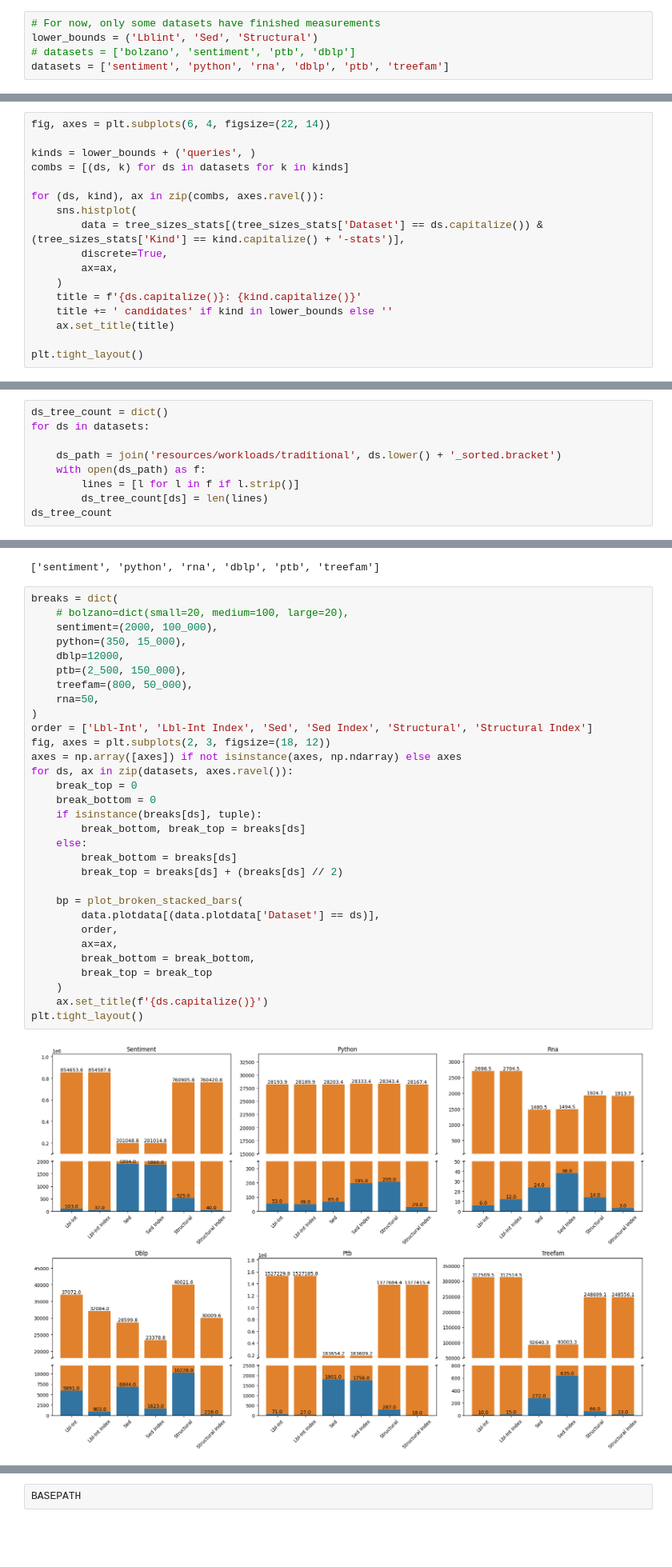
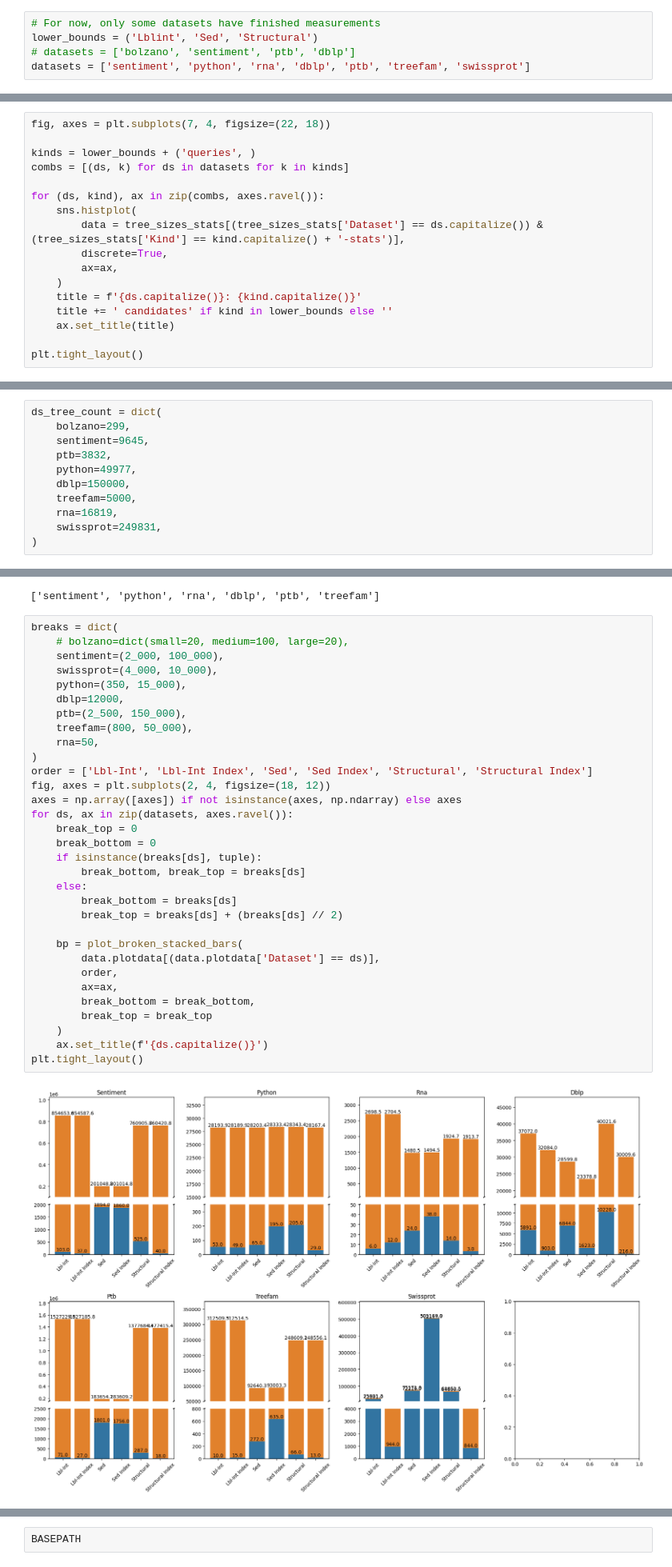
Before and after one commit to LukMRVC/tree-statistics, a Jupyter notebook: TED-viz.ipynb, the cells around one changed output, grey strips where cells are left out. Shown at 80% size. Drawn from its saved outputs; the diff is of its cells as text; blank space fills up the shorter version.

```diff
--- a/TED-viz.ipynb
+++ b/TED-viz.ipynb
@@ -1752,7 +1766,7 @@ DS
 # For now, only some datasets have finished measurements
 lower_bounds = ('Lblint', 'Sed', 'Structural')
 # datasets = ['bolzano', 'sentiment', 'ptb', 'dblp']
-datasets = ['sentiment', 'python', 'rna', 'dblp', 'ptb', 'treefam']
+datasets = ['sentiment', 'python', 'rna', 'dblp', 'ptb', 'treefam', 'swissprot']
 # %% [markdown]
 ### Utility functions
 # %%
@@ -2051,7 +2055,7 @@ for lb in lower_bounds:
 
 tree_sizes_stats = pd.concat([tree_sizes_stats, load_hist_stats(datasets, 'tree_sizes', f'queries-stats')])
 # %%
-fig, axes = plt.subplots(6, 4, figsize=(22, 14))
+fig, axes = plt.subplots(7, 4, figsize=(22, 18))
 
 kinds = lower_bounds + ('queries', )
 combs = [(ds, k) for ds in datasets for k in kinds]
@@ -2073,12 +2077,3 @@ plt.tight_layout()
 ## Query results
 
 For each group and dataset get the resulting search + verification time
-# %%
-ds_tree_count = dict()
-for ds in datasets:
-
-    ds_path = join('resources/workloads/traditional', ds.lower() + '_sorted.bracket')
-    with open(ds_path) as f:
-        lines = [l for l in f if l.strip()]
-        ds_tree_count[ds] = len(lines)
-ds_tree_count
@@ -2092,3 +2080,14 @@ ds_tree_count
+# %%
+ds_tree_count = dict(
+    bolzano=299,
+    sentiment=9645,
+    ptb=3832,
+    python=49977,
+    dblp=150000,
+    treefam=5000,
+    rna=16819,
+    swissprot=249831,
+)
 # %%
 BASEPATH = 'resources/workloads/divided'
 df, cdf, statistics = get_searching_part(BASEPATH)
@@ -2119,36 +2119,37 @@ datasets
 # %%
 breaks = dict(
     # bolzano=dict(small=20, medium=100, large=20),
-    sentiment=(2000, 100_000),
+    sentiment=(2_000, 100_000),
+    swissprot=(4_000, 10_000),
     python=(350, 15_000),
     dblp=12000,
     ptb=(2_500, 150_000),
     treefam=(800, 50_000),
     rna=50,
 )
 order = ['Lbl-Int', 'Lbl-Int Index', 'Sed', 'Sed Index', 'Structural', 'Structural Index']
-fig, axes = plt.subplots(2, 3, figsize=(18, 12))
+fig, axes = plt.subplots(2, 4, figsize=(18, 12))
 axes = np.array([axes]) if not isinstance(axes, np.ndarray) else axes
 for ds, ax in zip(datasets, axes.ravel()):
     break_top = 0
     break_bottom = 0
     if isinstance(breaks[ds], tuple):
         break_bottom, break_top = breaks[ds]
     else:
         break_bottom = breaks[ds]
         break_top = breaks[ds] + (breaks[ds] // 2)
 
     bp = plot_broken_stacked_bars(
         data.plotdata[(data.plotdata['Dataset'] == ds)],
         order,
         ax=ax,
         break_bottom = break_bottom,
         break_top = break_top
     )
     ax.set_title(f'{ds.capitalize()}')
 plt.tight_layout()
 # %% [output]
-[figure, old version]
+[figure, new version]
 # %% [markdown]
 # AdHoc analysis
 # %%
```
Also changed, not shown: parts of 6 cells of this notebook, 6 other files.
